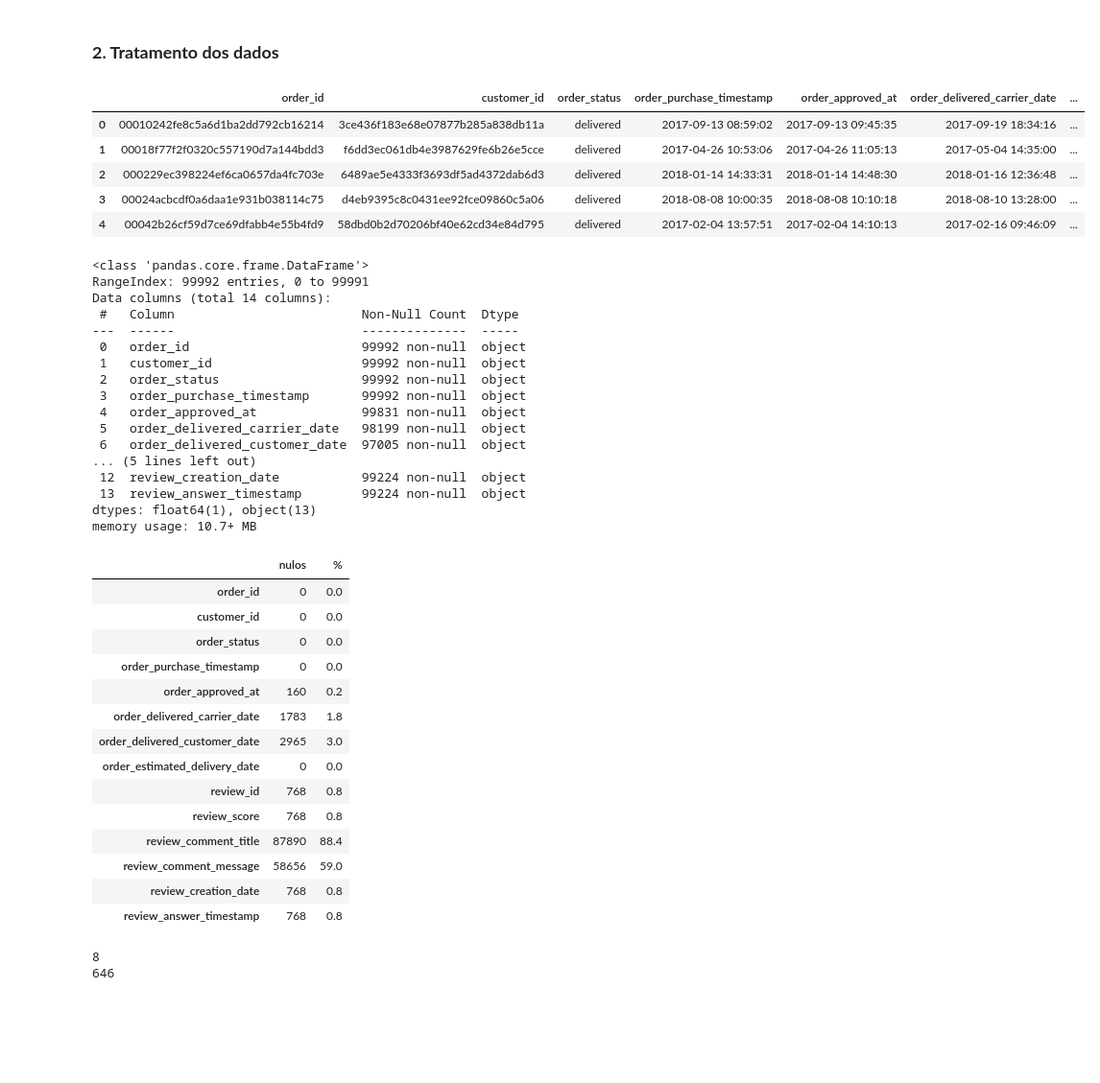
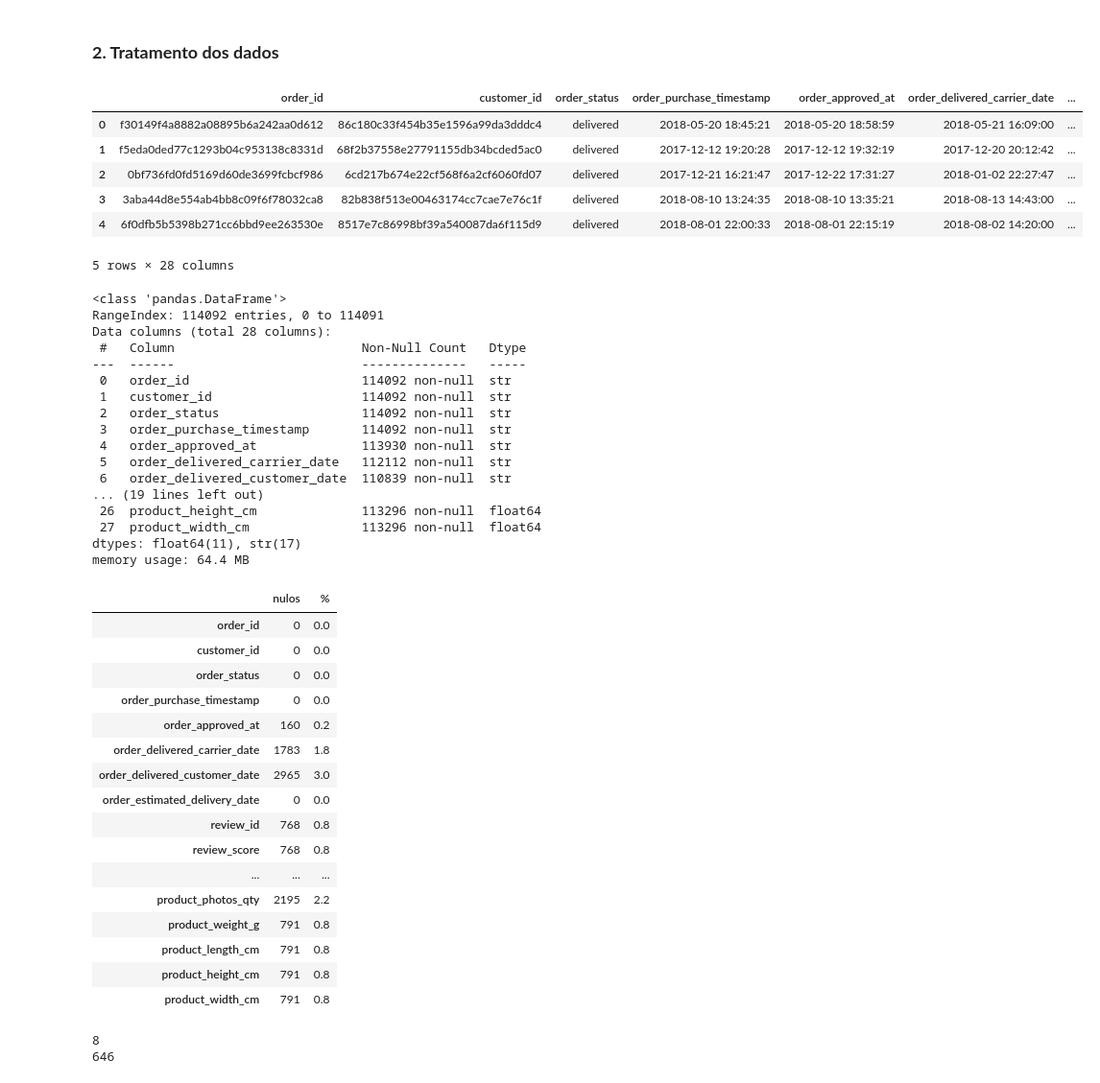
Before and after one commit to teto1034/Insper-Data-CB-Sprint-1, a Jupyter notebook: E-commerce atraso na entrega e avaliação do cliente.ipynb, the cells around one changed output. Shown at 96% size. Saved outputs shown, nothing was run; the diff lists cells and outputs as text; code cells hidden in the pictures; blank space fills up the shorter version.

```diff
--- a/E-commerce atraso na entrega e avaliação do cliente.ipynb
+++ b/E-commerce atraso na entrega e avaliação do cliente.ipynb
@@ -25,43 +25,50 @@ import datetime
 # Path das bases
 path_orders = r"archive/olist_orders_dataset.csv"
 path_reviews = r"archive/olist_order_reviews_dataset.csv"
+path_items = r"archive/olist_order_items_dataset.csv"
+path_products = r"archive/olist_products_dataset.csv"
 
 # Carregando tabelas
 df_orders = pd.read_csv(path_orders, sep=None, engine='python')
 df_reviews = pd.read_csv(path_reviews, sep=None, engine='python')
+df_items = pd.read_csv(path_items, sep=None, engine='python')
+df_products = pd.read_csv(path_products, sep=None, engine='python')
 # %% [markdown]
 ### <b>2. Tratamento dos dados</b>
 # %%
-# Juntando as duas tabelas
+# Juntando as tabelas
 df = pd.merge(df_orders, df_reviews, how='outer', on='order_id')
+df = pd.merge(df, df_items, how="outer", on="order_id")
+df = pd.merge(df, df_products, how="outer", on="product_id")
 display(df.head())
 # %% [output]
 |  | order_id | customer_id | order_status | order_purchase_timestamp | order_approved_at | order_delivered_carrier_date | ... |
-| 0 | 00010242fe8c5a6d1ba2dd792cb16214 | 3ce436f183e68e07877b285a838db11a | delivered | 2017-09-13 08:59:02 | 2017-09-13 09:45:35 | 2017-09-19 18:34:16 | ... |
-| 1 | 00018f77f2f0320c557190d7a144bdd3 | f6dd3ec061db4e3987629fe6b26e5cce | delivered | 2017-04-26 10:53:06 | 2017-04-26 11:05:13 | 2017-05-04 14:35:00 | ... |
-| 2 | 000229ec398224ef6ca0657da4fc703e | 6489ae5e4333f3693df5ad4372dab6d3 | delivered | 2018-01-14 14:33:31 | 2018-01-14 14:48:30 | 2018-01-16 12:36:48 | ... |
-| 3 | 00024acbcdf0a6daa1e931b038114c75 | d4eb9395c8c0431ee92fce09860c5a06 | delivered | 2018-08-08 10:00:35 | 2018-08-08 10:10:18 | 2018-08-10 13:28:00 | ... |
-| 4 | 00042b26cf59d7ce69dfabb4e55b4fd9 | 58dbd0b2d70206bf40e62cd34e84d795 | delivered | 2017-02-04 13:57:51 | 2017-02-04 14:10:13 | 2017-02-16 09:46:09 | ... |
+| 0 | f30149f4a8882a08895b6a242aa0d612 | 86c180c33f454b35e1596a99da3dddc4 | delivered | 2018-05-20 18:45:21 | 2018-05-20 18:58:59 | 2018-05-21 16:09:00 | ... |
+| 1 | f5eda0ded77c1293b04c953138c8331d | 68f2b37558e27791155db34bcded5ac0 | delivered | 2017-12-12 19:20:28 | 2017-12-12 19:32:19 | 2017-12-20 20:12:42 | ... |
+| 2 | 0bf736fd0fd5169d60de3699fcbcf986 | 6cd217b674e22cf568f6a2cf6060fd07 | delivered | 2017-12-21 16:21:47 | 2017-12-22 17:31:27 | 2018-01-02 22:27:47 | ... |
+| 3 | 3aba44d8e554ab4bb8c09f6f78032ca8 | 82b838f513e00463174cc7cae7e76c1f | delivered | 2018-08-10 13:24:35 | 2018-08-10 13:35:21 | 2018-08-13 14:43:00 | ... |
+| 4 | 6f0dfb5b5398b271cc6bbd9ee263530e | 8517e7c86998bf39a540087da6f115d9 | delivered | 2018-08-01 22:00:33 | 2018-08-01 22:15:19 | 2018-08-02 14:20:00 | ... |
+5 rows × 28 columns
 # %%
 df.info()
 # %% [output]
-<class 'pandas.core.frame.DataFrame'>
-RangeIndex: 99992 entries, 0 to 99991
-Data columns (total 14 columns):
- #   Column                         Non-Null Count  Dtype
----  ------                         --------------  -----
- 0   order_id                       99992 non-null  object
- 1   customer_id                    99992 non-null  object
- 2   order_status                   99992 non-null  object
- 3   order_purchase_timestamp       99992 non-null  object
- 4   order_approved_at              99831 non-null  object
- 5   order_delivered_carrier_date   98199 non-null  object
- 6   order_delivered_customer_date  97005 non-null  object
-... (5 lines left out)
- 12  review_creation_date           99224 non-null  object
- 13  review_answer_timestamp        99224 non-null  object
-dtypes: float64(1), object(13)
-memory usage: 10.7+ MB
+<class 'pandas.DataFrame'>
+RangeIndex: 114092 entries, 0 to 114091
+Data columns (total 28 columns):
+ #   Column                         Non-Null Count   Dtype
+---  ------                         --------------   -----
+ 0   order_id                       114092 non-null  str
+ 1   customer_id                    114092 non-null  str
+ 2   order_status                   114092 non-null  str
+ 3   order_purchase_timestamp       114092 non-null  str
+ 4   order_approved_at              113930 non-null  str
+ 5   order_delivered_carrier_date   112112 non-null  str
+ 6   order_delivered_customer_date  110839 non-null  str
+... (19 lines left out)
+ 26  product_height_cm              113296 non-null  float64
+ 27  product_width_cm               113296 non-null  float64
+dtypes: float64(11), str(17)
+memory usage: 64.4 MB
 # %%
 # Não queremos que o mesmo pedido apareça duas vezes
 df = df[~df.order_id.duplicated()]
@@ -84,10 +91,12 @@ display(nulos)
 | order_estimated_delivery_date | 0 | 0.0 |
 | review_id | 768 | 0.8 |
 | review_score | 768 | 0.8 |
-| review_comment_title | 87890 | 88.4 |
-| review_comment_message | 58656 | 59.0 |
-| review_creation_date | 768 | 0.8 |
-| review_answer_timestamp | 768 | 0.8 |
+| ... | ... | ... |
+| product_photos_qty | 2195 | 2.2 |
+| product_weight_g | 791 | 0.8 |
+| product_length_cm | 791 | 0.8 |
+| product_height_cm | 791 | 0.8 |
+| product_width_cm | 791 | 0.8 |
 # %%
 print(df.loc[df['order_status'] == 'delivered']['order_delivered_customer_date'].isna().sum())
 print(df.loc[df['order_status'] == 'delivered']['review_score'].isna().sum())
```
Also changed, not shown: parts of 22 cells of this notebook.
